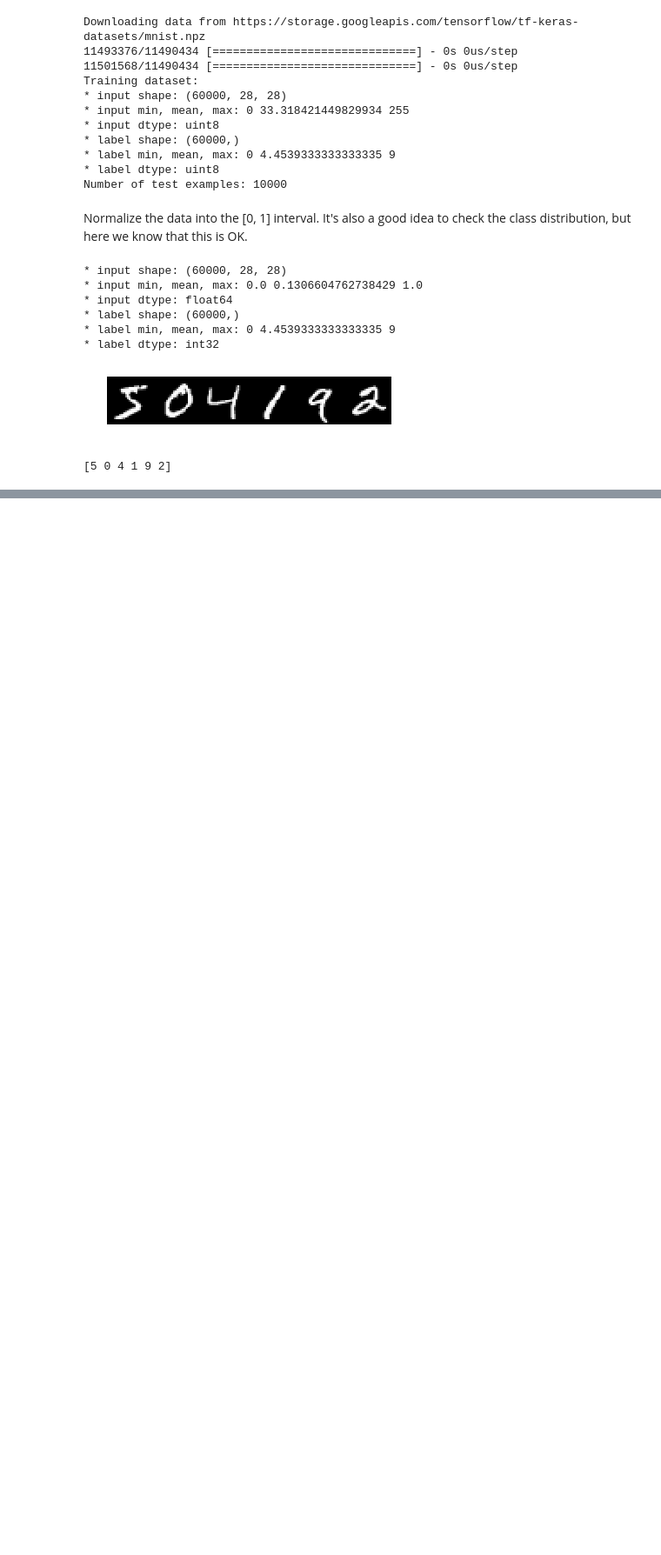
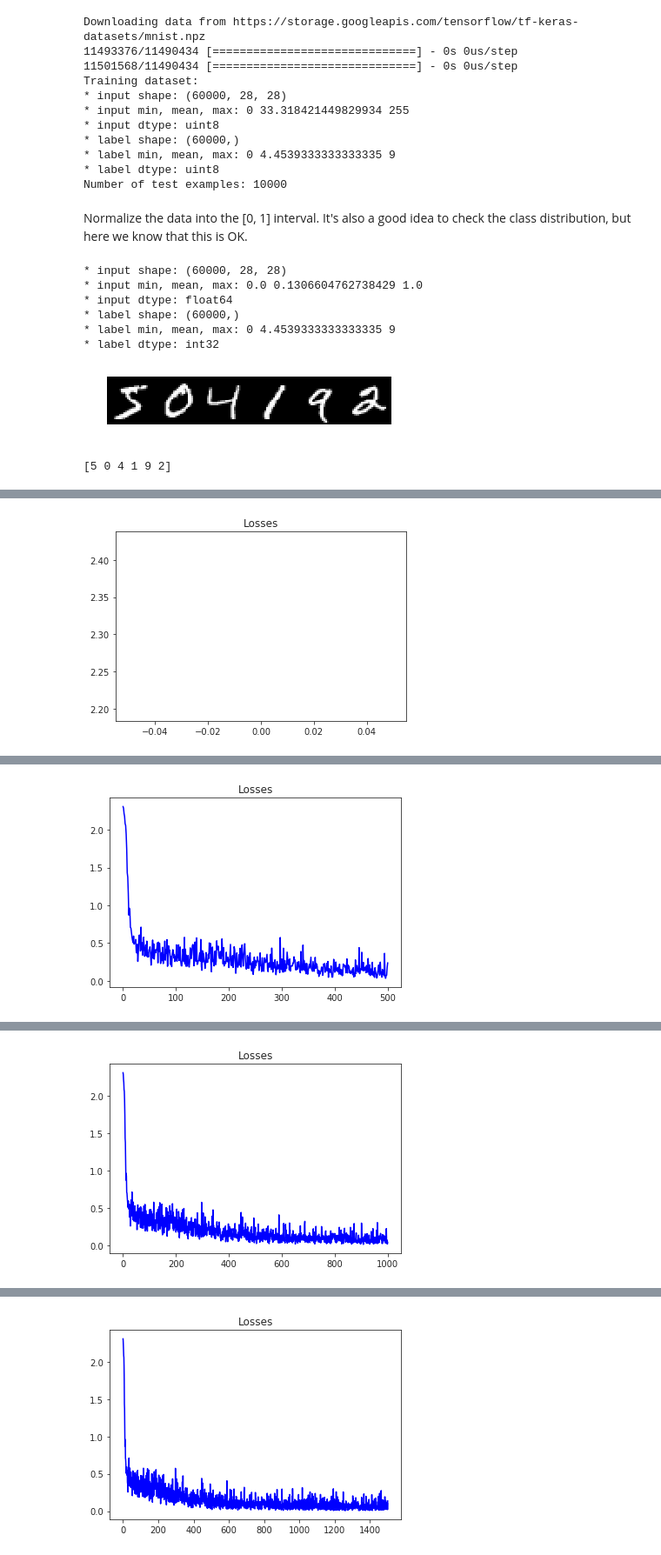
Before and after one commit to davide-belli/PracticalSessions, a Jupyter notebook: introductory/Comprehensive_Exercise.ipynb, the cells around one changed output, grey strips where cells are left out. Shown: that part at 87% size. Cells and saved outputs as stored; diff of their text form; code cells hidden in the pictures; blank space fills up the shorter version.

```diff
--- a/introductory/Comprehensive_Exercise.ipynb
+++ b/introductory/Comprehensive_Exercise.ipynb
@@ -209,5 +266,11 @@ tf.reset_default_graph()
 # %%
 # Write a function that takes a list of losses and plots them.
+
+def plot_losses(loss_list):
+  plt.figure()
+  plt.title('Losses')
+  plt.plot(loss_list, c='b')
+  plt.show()
 # %%
 # Run the training loop, keeping track of losses and potentially the accuracy
 # on the training set. Plot the loss curve intermittently.
@@ -232,3 +295,73 @@ tf.reset_default_graph()
 # be roughly 8 minutes on CPU.
 #
 # The final test accuracy should also be ~96%.
+
+
+TRAIN_ITERS = int(20000)
+RECORD_PERIOD = 10
+PLOT_PERIOD = int(5000)
+
+
+def get_accuracy(predictions, true_labels):
+  assert predictions.shape == true_labels.shape
+  num_elements = predictions.shape[0]
+  num_correct = np.count_nonzero(np.isclose(predictions, true_labels))
+  return num_correct / num_elements
+
+
+def get_predictions_and_true_labels(
+    session, outputs_tensor, labels_tensor, num_batches=-1):
+  all_predictions = []
+  all_true_labels = []
+  while num_batches != 0:
+    try:
+      outputs_np, labels_np = session.run([outputs_tensor, labels_tensor])
+      if num_batches > 0:
+        num_batches -= 1
+
+      assert len(outputs_np.shape) == 2
+      predictions = outputs_np.argmax(axis=1)
+      all_predictions.append(predictions)
+      all_true_labels.append(labels_np)
+    except tf.errors.OutOfRangeError:
+      break
+
+  # Concatenate all collected data.
+  return (
+      np.concatenate(all_predictions),
+      np.concatenate(all_true_labels),
+  )
+
+
+
+
+start_time = datetime.datetime.now()
+losses = []
+with tf.Session() as session:
+  session.run(init_op)
+
+  for train_iter in range(TRAIN_ITERS):
+    _, loss_np = session.run([train_op, loss])
+
+    if (train_iter % RECORD_PERIOD) == 0:
+      losses.append(loss_np)
+
+    if (train_iter % PLOT_PERIOD) == 0:
+      print('train iter {}, elapsed {}'.format(
+          train_iter, datetime.datetime.now() - start_time))
+      plot_losses(losses)
+      predictions, true_labels = get_predictions_and_true_labels(
+          session, train_outputs, train_labels, num_batches=30)
+      print('Accuracy on training set:', get_accuracy(predictions, true_labels))
+
+  print('FINAL pred accuracy after {} steps and {} time:'.format(
+      train_iter+1, datetime.datetime.now() - start_time))
+  print('* Train:', get_accuracy(
+      *get_predictions_and_true_labels(
+          session, train_outputs, train_labels, num_batches=30)
+  ))
+  print('* Test:', get_accuracy(
+      *get_predictions_and_true_labels(
+          session, test_outputs, test_labels, num_batches=-1)
+  ))
+# %% [output]
@@ -234,0 +369 @@ tf.reset_default_graph()
+[figure, added]
@@ -234,0 +372 @@ tf.reset_default_graph()
+[figure, added]
@@ -234,0 +375 @@ tf.reset_default_graph()
+[figure, added]
@@ -234,0 +378 @@ tf.reset_default_graph()
+[figure, added]
```
Also changed, not shown: parts of 5 cells of this notebook.
